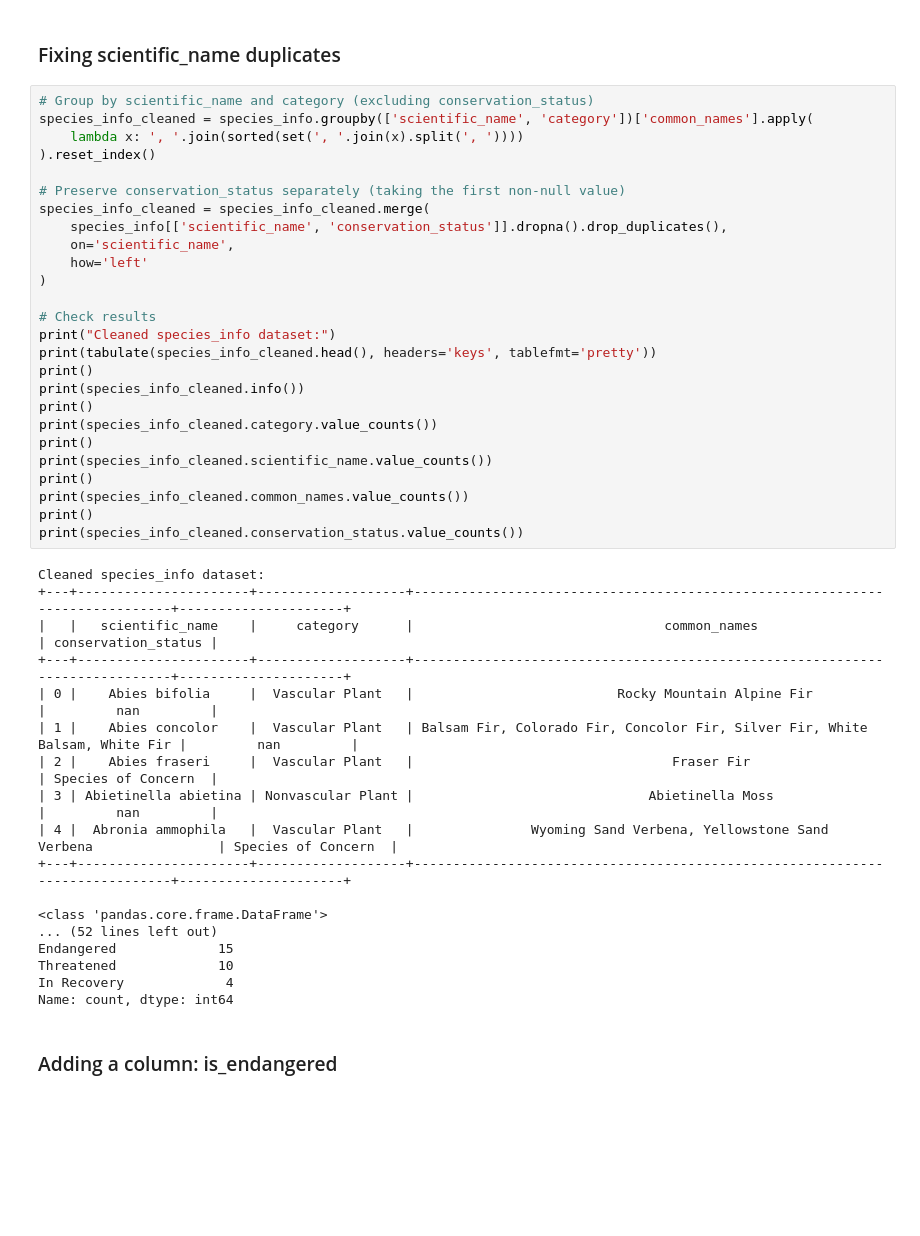
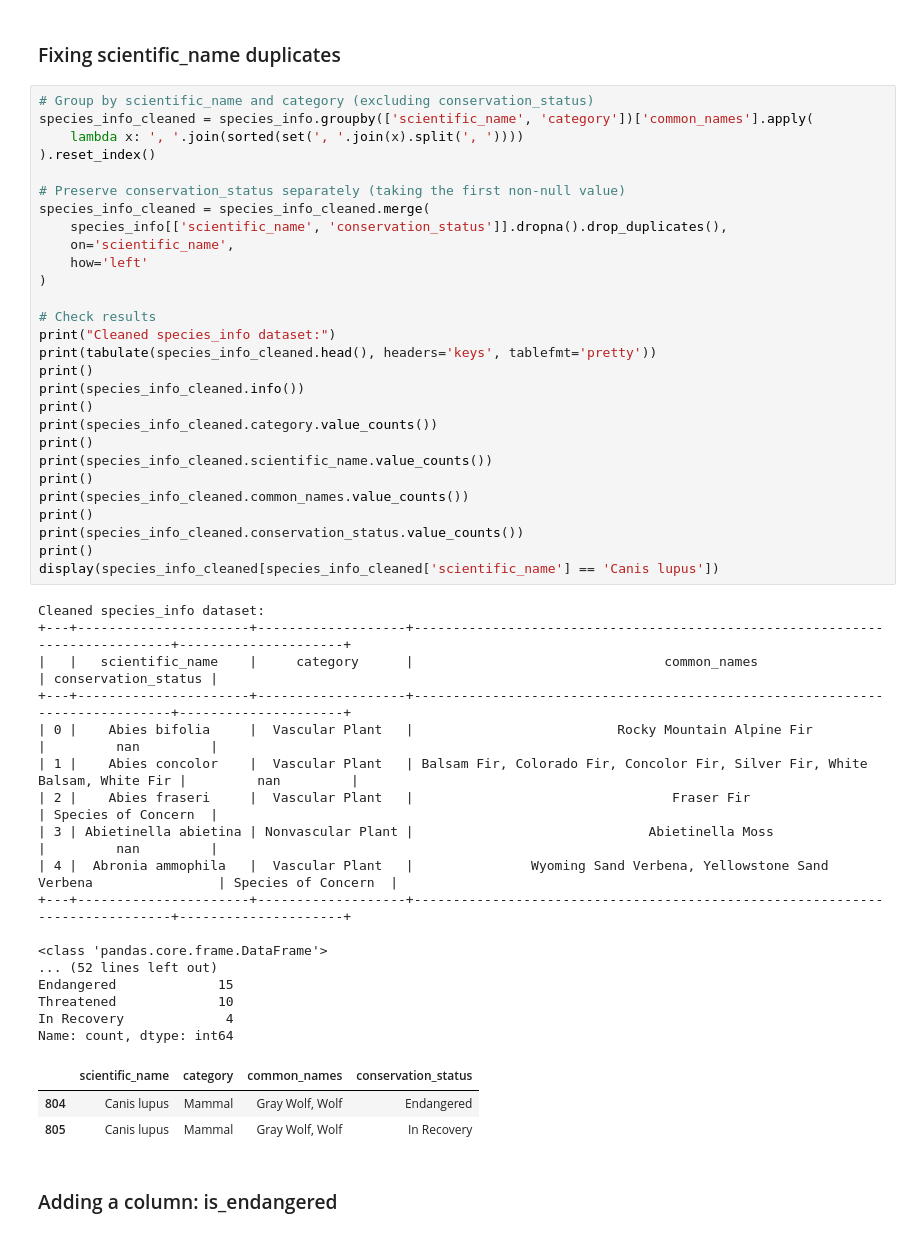
Before and after one commit to ramtob/CDC-Portfolio-0425-Biodiversity, a Jupyter notebook: biodiversity.ipynb, the cells around one changed output. Saved outputs shown, nothing was run; the diff lists cells and outputs as text; blank space fills up the shorter version.

```diff
--- a/biodiversity.ipynb
+++ b/biodiversity.ipynb
@@ -176,33 +176,38 @@ species_info_cleaned = species_info_cleaned.merge(
 print("Cleaned species_info dataset:")
 print(tabulate(species_info_cleaned.head(), headers='keys', tablefmt='pretty'))
 print()
 print(species_info_cleaned.info())
 print()
 print(species_info_cleaned.category.value_counts())
 print()
 print(species_info_cleaned.scientific_name.value_counts())
 print()
 print(species_info_cleaned.common_names.value_counts())
 print()
 print(species_info_cleaned.conservation_status.value_counts())
+print()
+display(species_info_cleaned[species_info_cleaned['scientific_name'] == 'Canis lupus'])
 # %% [output]
 Cleaned species_info dataset:
 +---+----------------------+-------------------+-----------------------------------------------------------------------------+---------------------+
 |   |   scientific_name    |     category      |                                common_names                                 | conservation_status |
 +---+----------------------+-------------------+-----------------------------------------------------------------------------+---------------------+
 | 0 |    Abies bifolia     |  Vascular Plant   |                          Rocky Mountain Alpine Fir                          |         nan         |
 | 1 |    Abies concolor    |  Vascular Plant   | Balsam Fir, Colorado Fir, Concolor Fir, Silver Fir, White Balsam, White Fir |         nan         |
 | 2 |    Abies fraseri     |  Vascular Plant   |                                 Fraser Fir                                  | Species of Concern  |
 | 3 | Abietinella abietina | Nonvascular Plant |                              Abietinella Moss                               |         nan         |
 | 4 |  Abronia ammophila   |  Vascular Plant   |               Wyoming Sand Verbena, Yellowstone Sand Verbena                | Species of Concern  |
 +---+----------------------+-------------------+-----------------------------------------------------------------------------+---------------------+
 
 <class 'pandas.core.frame.DataFrame'>
 ... (52 lines left out)
 Endangered             15
 Threatened             10
 In Recovery             4
 Name: count, dtype: int64
+|  | scientific_name | category | common_names | conservation_status |
+| 804 | Canis lupus | Mammal | Gray Wolf, Wolf | Endangered |
+| 805 | Canis lupus | Mammal | Gray Wolf, Wolf | In Recovery |
 # %% [markdown]
  ### Adding a column: is_endangered
 # %%
```
